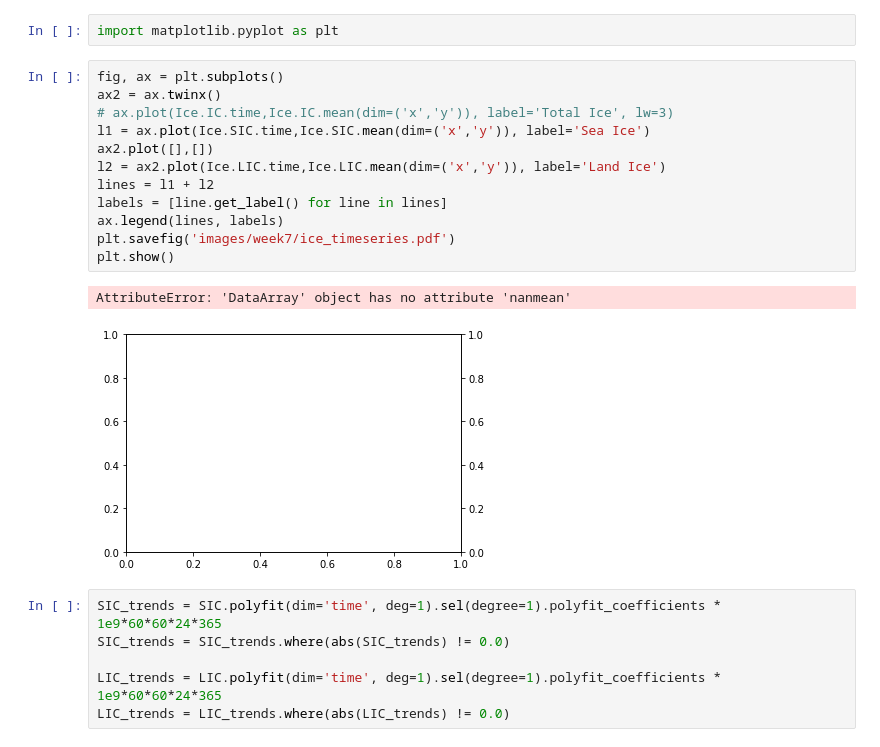
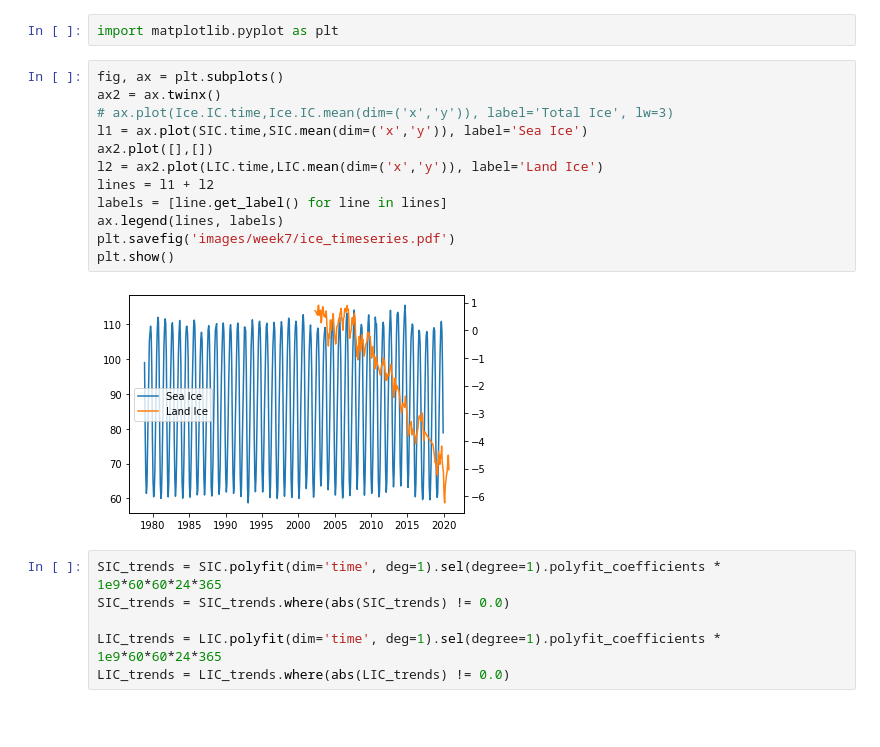
Before and after one commit to hjelleyman/Antarctica-M.2, a Jupyter notebook: combining ice data.ipynb, the cells around one changed output. Saved outputs shown, nothing was run; the diff lists cells and outputs as text; blank space fills up the shorter version.

Commit message:
working 6 plots

```diff
--- a/combining ice data.ipynb
+++ b/combining ice data.ipynb
@@ -52,18 +52,17 @@ import matplotlib.pyplot as plt
 # %%
 fig, ax = plt.subplots()
 ax2 = ax.twinx()
 # ax.plot(Ice.IC.time,Ice.IC.mean(dim=('x','y')), label='Total Ice', lw=3)
-l1 = ax.plot(Ice.SIC.time,Ice.SIC.mean(dim=('x','y')), label='Sea Ice')
+l1 = ax.plot(SIC.time,SIC.mean(dim=('x','y')), label='Sea Ice')
 ax2.plot([],[])
-l2 = ax2.plot(Ice.LIC.time,Ice.LIC.mean(dim=('x','y')), label='Land Ice')
+l2 = ax2.plot(LIC.time,LIC.mean(dim=('x','y')), label='Land Ice')
 lines = l1 + l2
 labels = [line.get_label() for line in lines]
 ax.legend(lines, labels)
 plt.savefig('images/week7/ice_timeseries.pdf')
 plt.show()
 # %% [output]
-AttributeError: 'DataArray' object has no attribute 'nanmean'
-[figure, old version]
+[figure, new version]
 # %%
 SIC_trends = SIC.polyfit(dim='time', deg=1).sel(degree=1).polyfit_coefficients * 1e9*60*60*24*365
 SIC_trends = SIC_trends.where(abs(SIC_trends) != 0.0)
```
Also changed, not shown: parts of 1 cell of this notebook, 5 other files.
